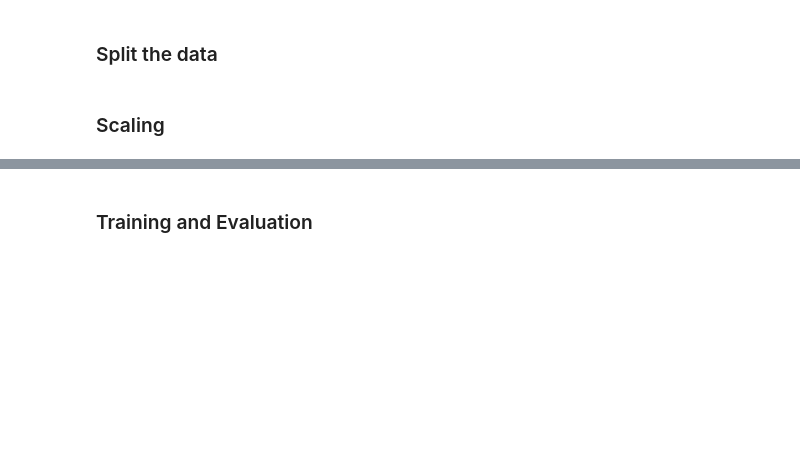
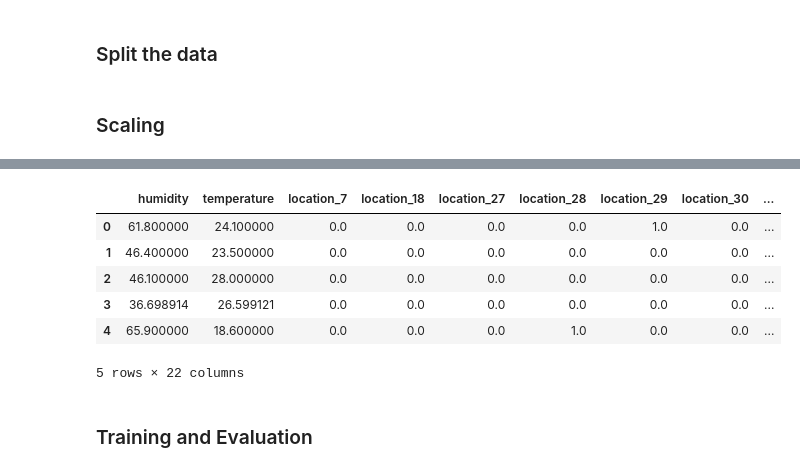
Before and after one commit to j-o-y-14/Air_Quality_Forecasting, a Jupyter notebook: Air_Quality.ipynb, the cells around one changed output, grey strips where cells are left out. Saved outputs shown, nothing was run; the diff lists cells and outputs as text; code cells hidden in the pictures; blank space fills up the shorter version.

```diff
--- a/Air_Quality.ipynb
+++ b/Air_Quality.ipynb
@@ -279,10 +282,3 @@ df_wide.columns
 Index(['timestamp', 'location', 'P1', 'P2', 'humidity', 'temperature',
        'AQI_Category', 'AQI_Binary', 'AQI_Binary_Num'],
       dtype='object')
-# %%
-# Drop columns not useful for prediction
-df_wide.drop(["timestamp", "P1", "AQI_Category", "AQI_Binary"], axis=1, inplace=True)
-
-# Check remaining columns
-print("Remaining columns:", df_wide.columns.tolist())
-print(df_wide.info())
@@ -303,0 +285,7 @@ None
+# %%
+# Drop columns not useful for prediction
+df_wide.drop(["timestamp", "P1", "P2", "AQI_Category", "AQI_Binary"], axis=1, inplace=True)
+
+# Check remaining columns
+print("Remaining columns:", df_wide.columns.tolist())
+print(df_wide.info())
@@ -322,6 +323,3 @@ print(df_wide[['humidity','temperature']].isnull().sum())
 humidity       0
 temperature    0
 dtype: int64
-# %%
-# Impute 'P2' with median
-df_wide['P2'] = df_wide['P2'].fillna(df_wide['P2'].median())
@@ -444,2 +456,13 @@ Training set after SMOTE: (155202, 23), (155202,)
+# %%
+#  Inspecting a few rows of resampled data
+X_train_res.head()
+# %% [output]
+|  | humidity | temperature | location_7 | location_18 | location_27 | location_28 | location_29 | location_30 | ... |
+| 0 | 61.800000 | 24.100000 | 0.0 | 0.0 | 0.0 | 0.0 | 1.0 | 0.0 | ... |
+| 1 | 46.400000 | 23.500000 | 0.0 | 0.0 | 0.0 | 0.0 | 0.0 | 0.0 | ... |
+| 2 | 46.100000 | 28.000000 | 0.0 | 0.0 | 0.0 | 0.0 | 0.0 | 0.0 | ... |
+| 3 | 36.698914 | 26.599121 | 0.0 | 0.0 | 0.0 | 0.0 | 0.0 | 0.0 | ... |
+| 4 | 65.900000 | 18.600000 | 0.0 | 0.0 | 0.0 | 1.0 | 0.0 | 0.0 | ... |
+5 rows × 22 columns
 # %% [markdown]
 ### Training and Evaluation
```
Also changed, not shown: parts of 21 cells of this notebook, 1 other file.
